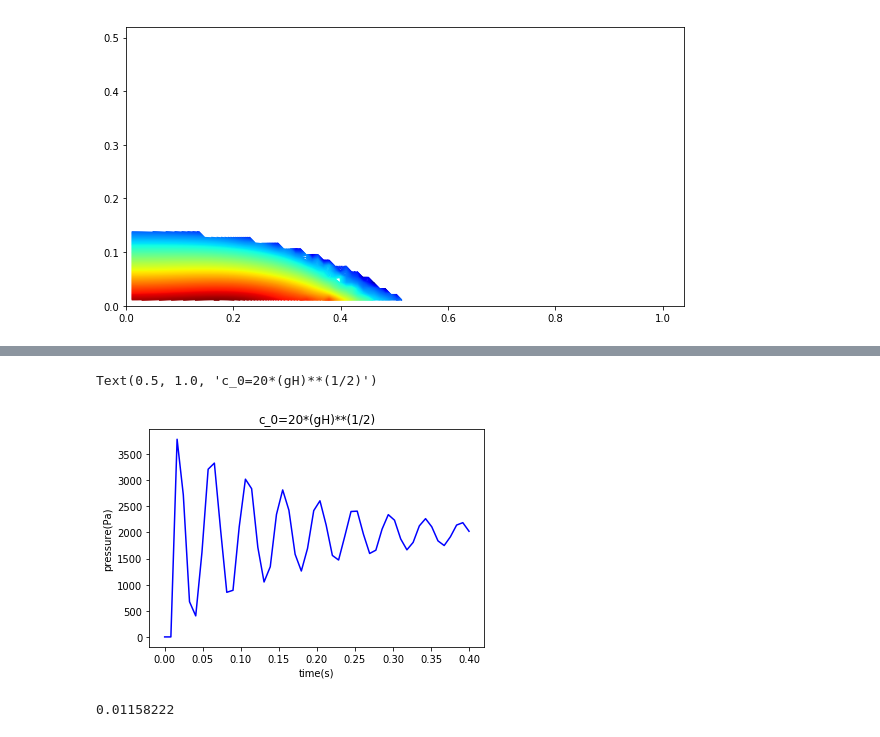
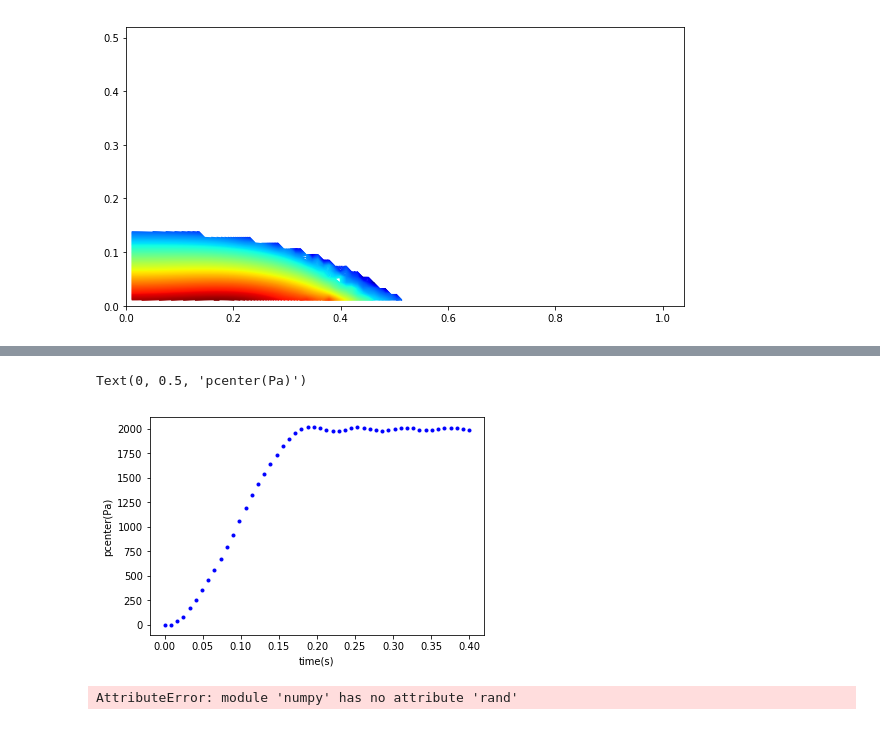
Before and after one commit to Jinx134235/static-water, a Jupyter notebook: particle&pressure plot.ipynb, the cells around one changed output, grey strips where cells are left out. Saved outputs shown, nothing was run; the diff lists cells and outputs as text; code cells hidden in the pictures.

```diff
--- a/particle&pressure plot.ipynb
+++ b/particle&pressure plot.ipynb
@@ -34,7 +34,7 @@ data0 = np.loadtxt('../data/ini_xv.dat')
 data2 = np.loadtxt('../data/xv_vp.dat',skiprows=1)
 data3 = np.loadtxt('../data/kernel.dat')
 exdata = np.loadtxt('../data/f_state.dat')
-data4 = np.loadtxt('../data/pcenter.dat')
+data4 = np.loadtxt('../data/record.dat')
 data5 = np.loadtxt('../data/ini_virt.dat')
 x0 = data0[:,1]
 y0 = data0[:,2]
@@ -51,6 +51,9 @@ y5 = data5[:,2]
 kernel1 = data3[:npts,1]
 #kernel2 = data3[npts:,1]
 fig, ax = plt.subplots(figsize=(20, 20))
+
+#for i in range(20):
+#    p1[i] = exdata[741+2*i,3]
 #ax.set_title('wcsph results, fluid particle:%d,timestep:%d'%(npts,steps))
 #init = plt.subplot(111,aspect=1.0)
 #for i in range(len(x3)):
@@ -61,8 +64,12 @@ fig, ax = plt.subplots(figsize=(20, 20))
 #        init.plot(x2[i],y2[i],'.b')
 #init.plot(x2,y2,'.b',x3,y3,'.r')
 #init.set_title('particle distribution')
-
+#hp = 0.
 pressure = exdata[:,3]
+#normarlized pressure
+for i in range(len(y2)):
+    hp = 9.8*1000*0.39
+    pressure[i] = pressure[i]/hp
 density = exdata[:,2]
 energy = exdata[:,4]
 xi = np.linspace(0,xl,39)
@@ -71,9 +78,9 @@ yi = np.linspace(0,yl,39)
 # grid the data.
 zi = griddata(x2,y2,pressure,xi,yi,interp='linear')
 # contour the gridded data, plotting dots at the randomly spaced data points.
-CS = plt.subplot(221)
-#im2 = CS.scatter(x2,y2,5,pressure)
-im2 = CS.contour(xi,yi,zi,200,cmap=plt.cm.jet)
+CS = plt.subplot(222)
+#im2 = CS.scatter(x2,y2,10,pressure)
+im2 = CS.contour(xi,yi,zi,500,cmap=plt.cm.jet)
 #fmt = ticker.LogFormatterMathtext()
 #fmt.create_dummy_axis()
 #CS.clabel(im2, im2.levels[::2])
@@ -84,10 +91,17 @@ fig.colorbar(im2,ax=CS,pad=0.05)
 #im3 = ccs.scatter(x2,y2,10,kernel1)
 #ccs.set_title('kernel scatter')
 
-vel = plt.subplot(222)
+vel = plt.subplot(221)
 vel.quiver(x2,y2,u2,v2)
 vel.quiver(x3,y3,u3,v3)
 vel.set_title('velocity field')
+
+# write pressure at the center line into txtfile
+#p1 = pressure[741:780:2]
+#mat = np.matrix(p1)
+#with open('outfile-1.txt','ab') as f:
+#    for line in mat:
+#        np.savetxt(f,line,fmt='%.2f')
 
 #den = plt.subplot(313,aspect=1.0)
 #for i in range(len(x2)):
@@ -126,19 +171,25 @@ print(9800*.39)
 # %%
 dt = 8.e-5
 #damp = 2500*dt
-time = np.linspace(dt,900*dt,9)
+time = np.linspace(dt,5000*dt,50)
 #tsuita = 0.5*np.sin((time/damp-0.5)*np.pi)+0.5
-
-pcenter = data4[:,2]
-plt.plot(time,pcenter,'-b')
+pcenter = data4[:,1]
+#av_vel1 = data4[:,2]
+#av_vel2 = data4[50:,2]
+plt.plot(time,pcenter,'.b')
 plt.xlabel('time(s)')
-plt.ylabel('av_vel(m/s)')
+plt.ylabel('pcenter(Pa)')
 #plt.title('c_0=20*(gH)**(1/2)')
 #print(t)
 # %% [output]
-Text(0.5, 1.0, 'c_0=20*(gH)**(1/2)')
+Text(0, 0.5, 'pcenter(Pa)')
-[figure, old version]
+[figure, new version]
-# %%
-print(0.03*0.013*29.698)
-# %% [output]
-0.01158222
+# %%
+x = np.rand(1,10)*10
+y = np.rand(1,10)*10
+z = np.rand(1,10)*10
+t = round(sqrt(z))*35
+c = mod(round(z+2),255)/255
+plt.scatter(x,y,t,c,'filled')
+# %% [output]
+AttributeError: module 'numpy' has no attribute 'rand'
```
Also changed, not shown: parts of 5 cells of this notebook, 8 other files.
